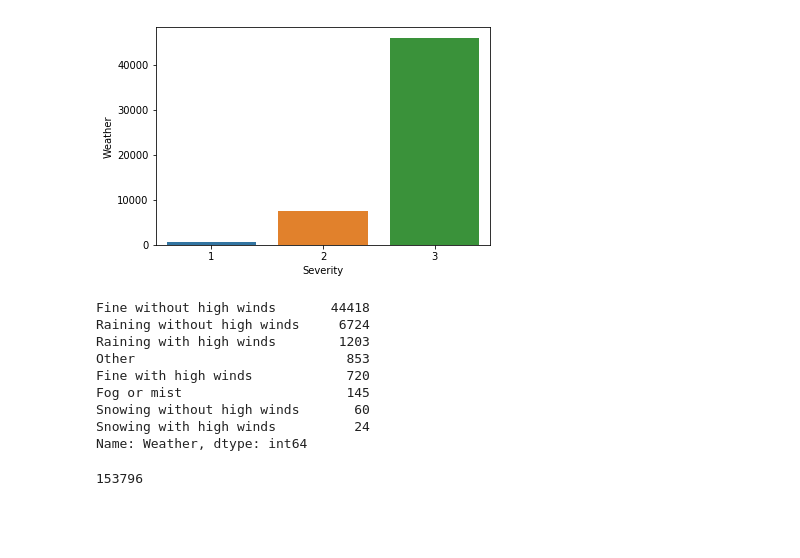
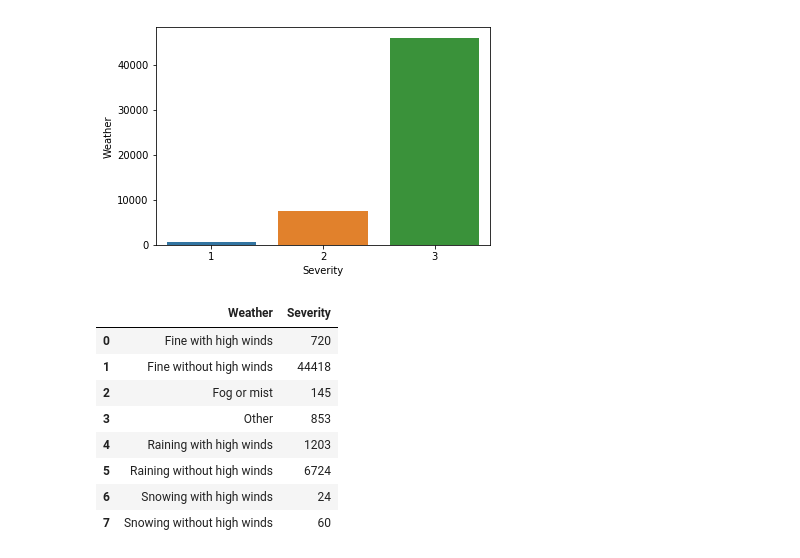
Before and after one commit to hmlanden/TrafikiPy, a Jupyter notebook: TrafikiPy.ipynb, the cells around one changed output. Cells and saved outputs as stored; diff of their text form; code cells hidden in the pictures; blank space fills up the shorter version.

```diff
--- a/TrafikiPy.ipynb
+++ b/TrafikiPy.ipynb
@@ -139,18 +148,15 @@ plt = sns.barplot(weather_severity_df['Severity'],weather_severity_df['Weather']
 # %% [output]
 [figure]
-# %%
-temp_weather_severity_df['Weather'].value_counts()
-# %% [output]
-Fine without high winds       44418
-Raining without high winds     6724
-Raining with high winds        1203
-Other                           853
-Fine with high winds            720
-Fog or mist                     145
-Snowing without high winds       60
-Snowing with high winds          24
-Name: Weather, dtype: int64
-# %%
-temp_weather_severity_df['Severity'].sum()
-# %% [output]
-153796
+# %%
+final_weather_severity_df = temp_weather_severity_df.groupby(by='Weather',as_index=False).count()
+final_weather_severity_df
+# %% [output]
+|  | Weather | Severity |
+| 0 | Fine with high winds | 720 |
+| 1 | Fine without high winds | 44418 |
+| 2 | Fog or mist | 145 |
+| 3 | Other | 853 |
+| 4 | Raining with high winds | 1203 |
+| 5 | Raining without high winds | 6724 |
+| 6 | Snowing with high winds | 24 |
+| 7 | Snowing without high winds | 60 |
```
Also changed, not shown: parts of 7 cells of this notebook.
